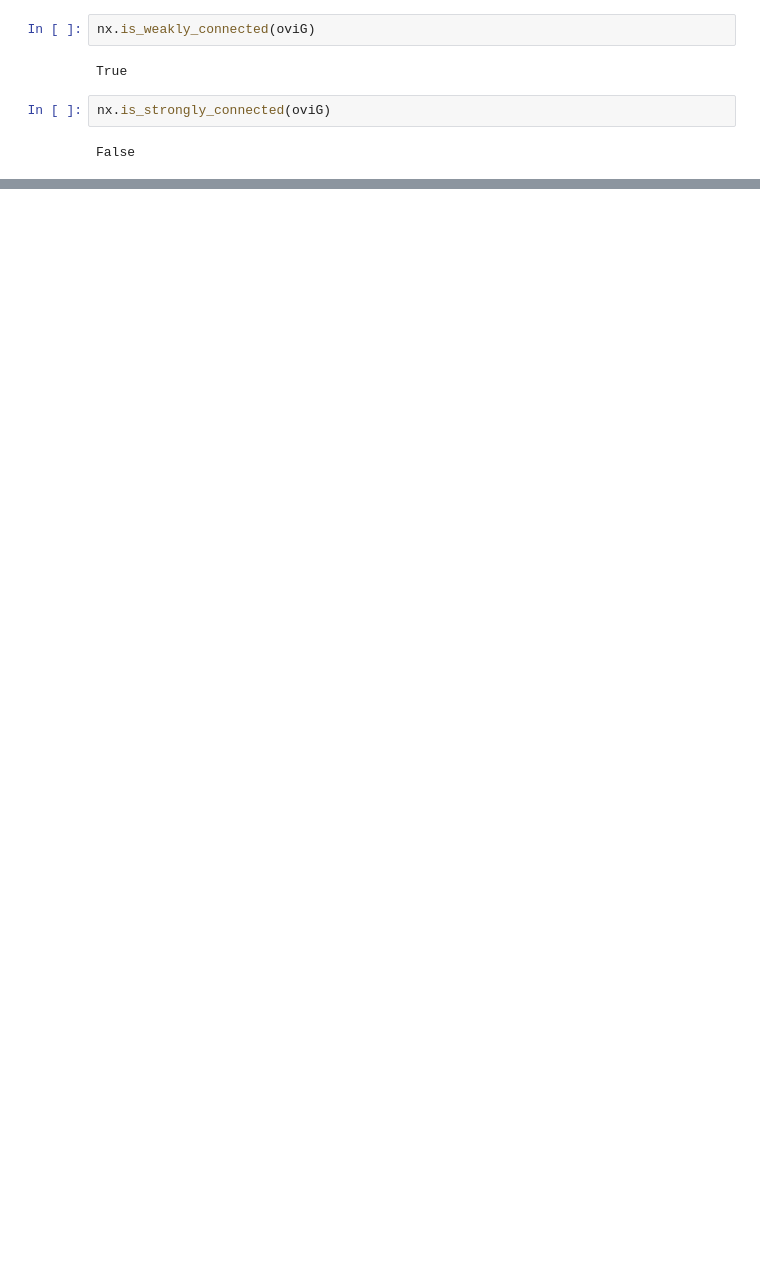
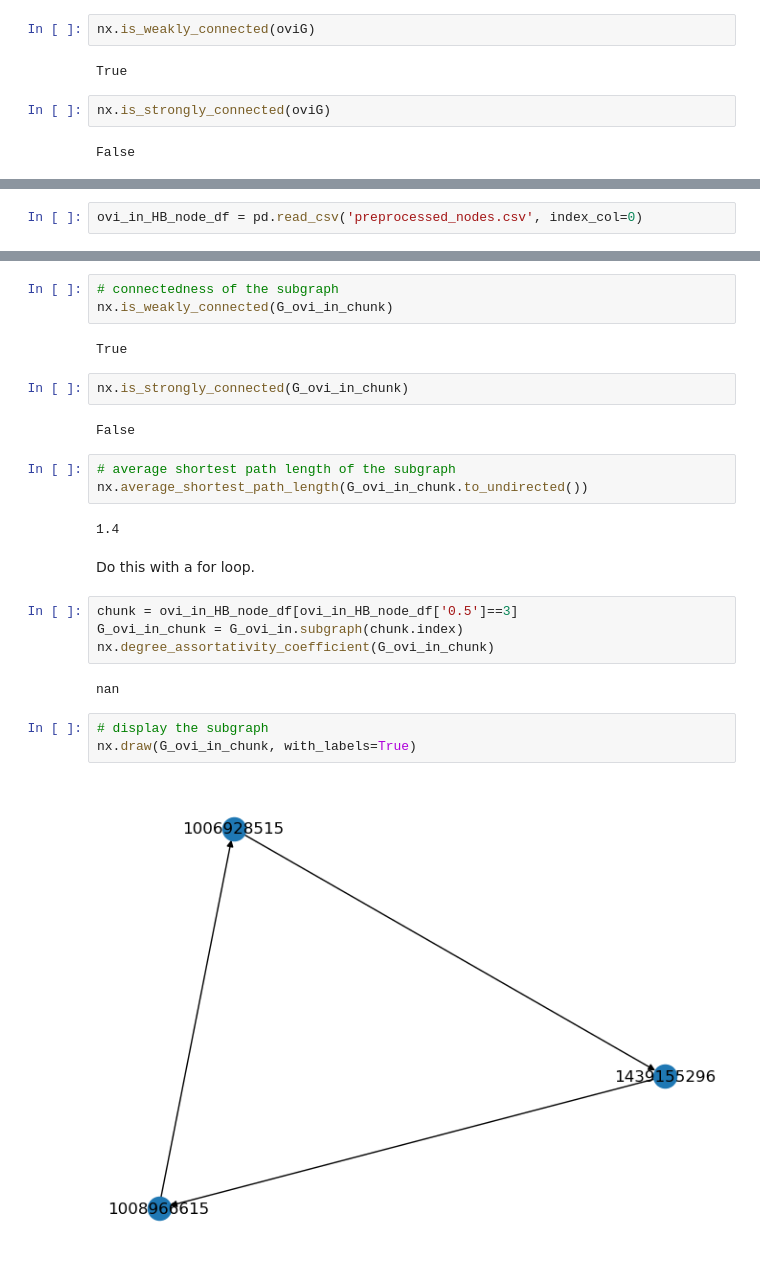
Before and after one commit to Gutierrez-lab/oviIN-analyses-gabrielle, a Jupyter notebook: graph_metrics_sandbox.ipynb, the cells around one changed output, grey strips where cells are left out. Drawn from its saved outputs; the diff is of its cells as text; blank space fills up the shorter version.

```diff
--- a/graph_metrics_sandbox.ipynb
+++ b/graph_metrics_sandbox.ipynb
@@ -398,0 +409,2 @@ I still don't think that density is very meaningful for the personal connectomes
+# %%
+ovi_in_HB_node_df = pd.read_csv('preprocessed_nodes.csv', index_col=0)
@@ -398,0 +520,27 @@ I still don't think that density is very meaningful for the personal connectomes
+# %%
+# connectedness of the subgraph
+nx.is_weakly_connected(G_ovi_in_chunk)
+# %% [output]
+True
+# %%
+nx.is_strongly_connected(G_ovi_in_chunk)
+# %% [output]
+False
+# %%
+# average shortest path length of the subgraph
+nx.average_shortest_path_length(G_ovi_in_chunk.to_undirected())
+# %% [output]
+1.4
+# %% [markdown]
+Do this with a for loop.
+# %%
+chunk = ovi_in_HB_node_df[ovi_in_HB_node_df['0.5']==3]
+G_ovi_in_chunk = G_ovi_in.subgraph(chunk.index)
+nx.degree_assortativity_coefficient(G_ovi_in_chunk)
+# %% [output]
+nan
+# %%
+# display the subgraph
+nx.draw(G_ovi_in_chunk, with_labels=True)
+# %% [output]
+[figure, added]
```
Also changed, not shown: parts of 40 cells of this notebook.
